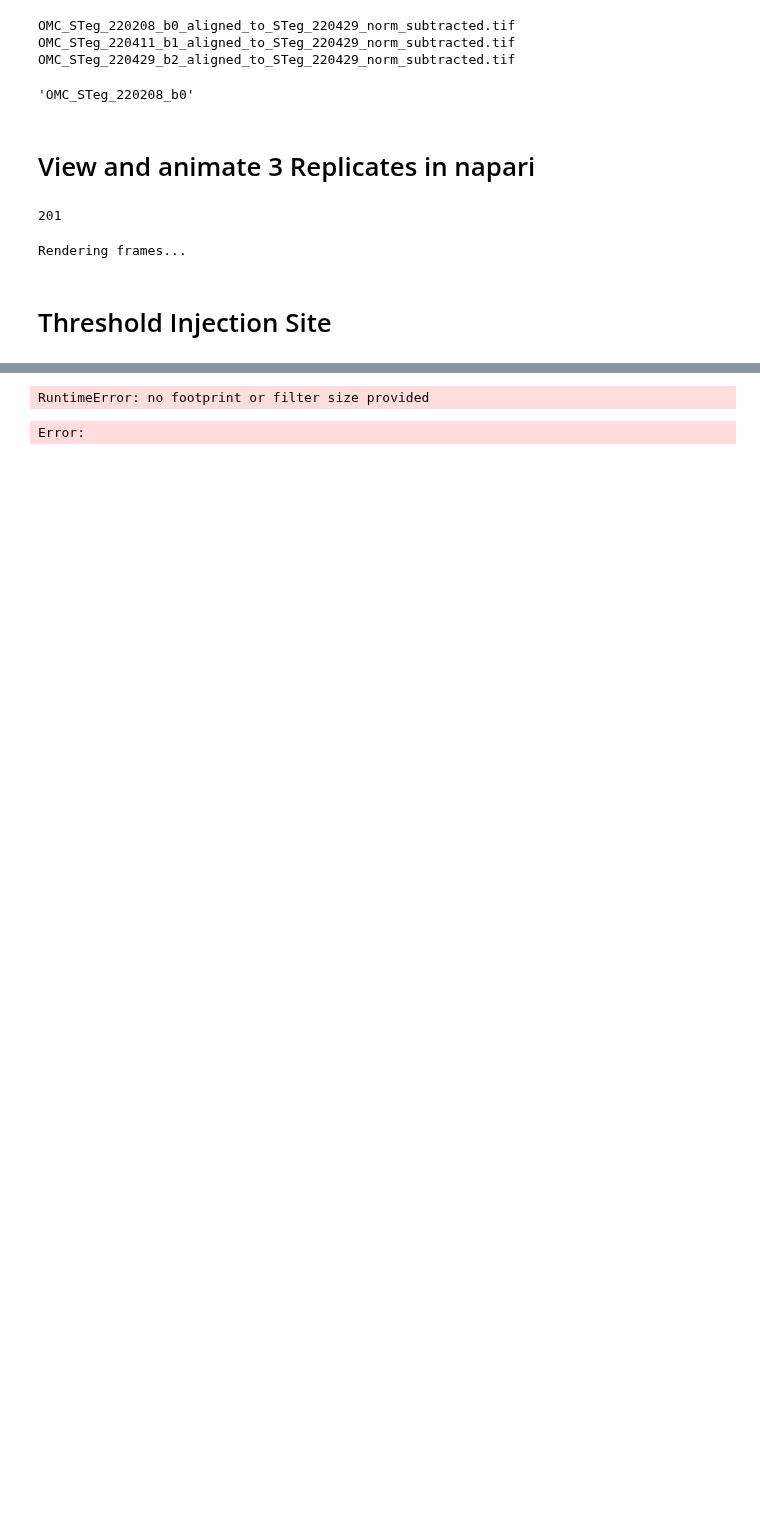
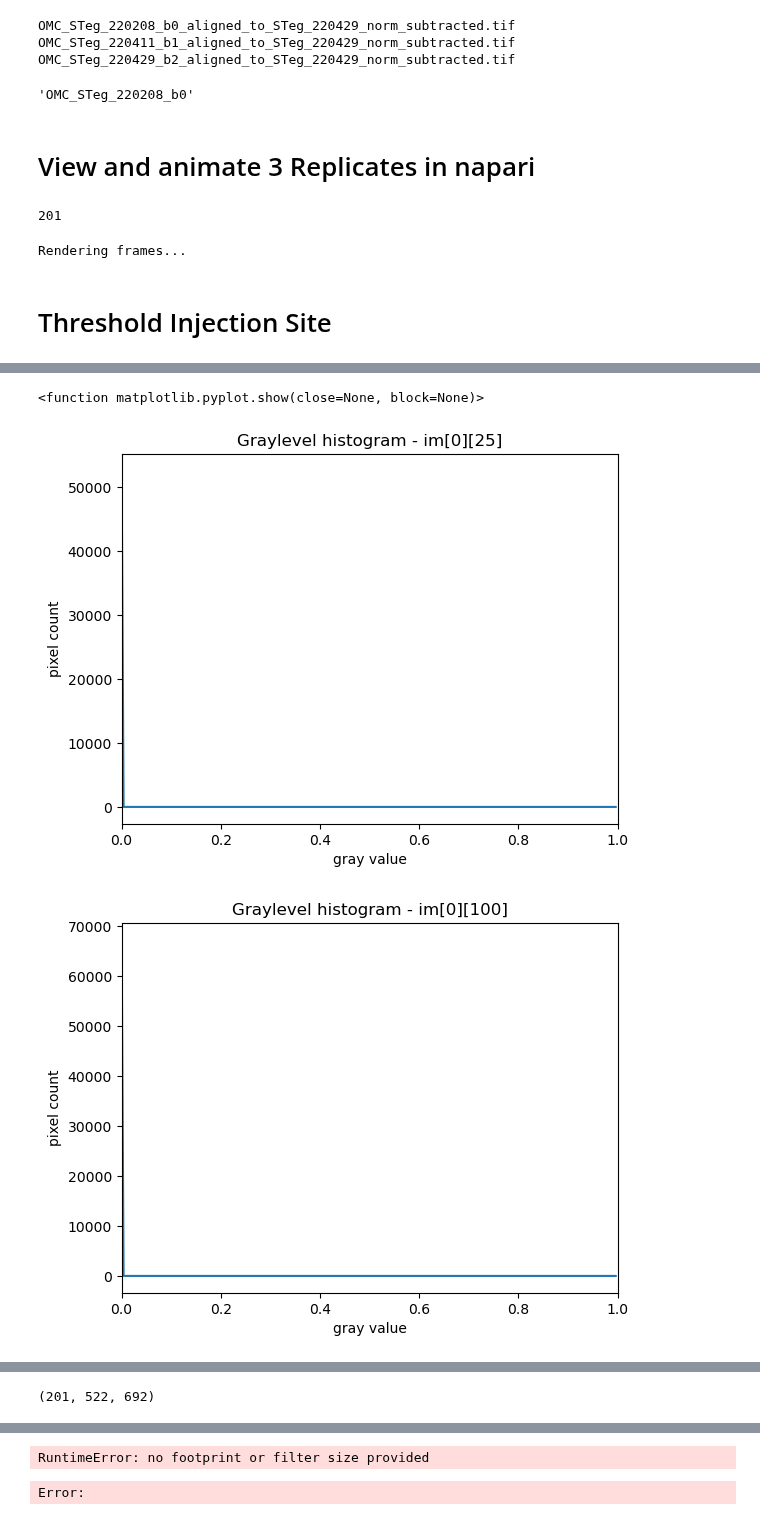
Before and after one commit to eisko/STP_analysis, a Jupyter notebook: replicates.ipynb, the cells around one changed output, grey strips where cells are left out. Cells and saved outputs as stored; diff of their text form; code cells hidden in the pictures; blank space fills up the shorter version.

```diff
--- a/replicates.ipynb
+++ b/replicates.ipynb
@@ -110,0 +94,34 @@ Rendering frames...
+# %%
+# histograms for raw images
+
+# show the histogram of the raw image
+histogram, bin_edges = np.histogram(images[0][25], bins=256, range=(0.0, 1.0))
+fig, ax = plt.subplots()
+plt.plot(bin_edges[0:-1], histogram)
+plt.title("Graylevel histogram - im[0][25]")
+plt.xlabel("gray value")
+plt.ylabel("pixel count")
+plt.xlim(0, 1.0)
+plt.show
+
+histogram, bin_edges = np.histogram(images[0][100], bins=256, range=(0.0, 1.0))
+fig, ax = plt.subplots()
+plt.plot(bin_edges[0:-1], histogram)
+plt.title("Graylevel histogram - im[0][100]")
+plt.xlabel("gray value")
+plt.ylabel("pixel count")
+plt.xlim(0, 1.0)
+plt.show
+
+histogram, bin_edges = np.histogram(images[0].flatten(), bins=256, range=(0.0, 1.0))
+fig, ax = plt.subplots()
+plt.plot(bin_edges[0:-1], histogram)
+plt.title("Graylevel histogram - im[0].flatten()")
+plt.xlabel("gray value")
+plt.ylabel("pixel count")
+plt.xlim(0, 1.0)
+plt.show
+# %% [output]
+<function matplotlib.pyplot.show(close=None, block=None)>
+[figure, added]
+[figure, added]
@@ -111,3 +129,8 @@ Rendering frames...
+# %%
+# 256 histogram of raw image
+images[0].shape
+# %% [output]
+(201, 522, 692)
 # %%
 from scipy.ndimage import gaussian_filter # for applying gaussian filter for density plots
 # use sigma=3, based on what used for contour plots
```
Also changed, not shown: parts of 12 cells of this notebook, 1 other file.
